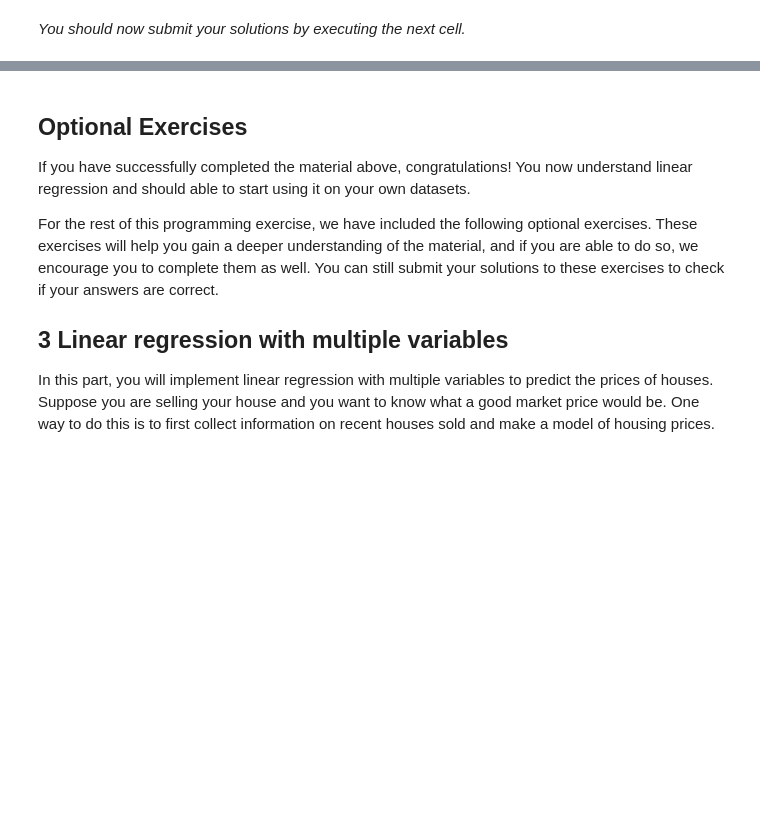
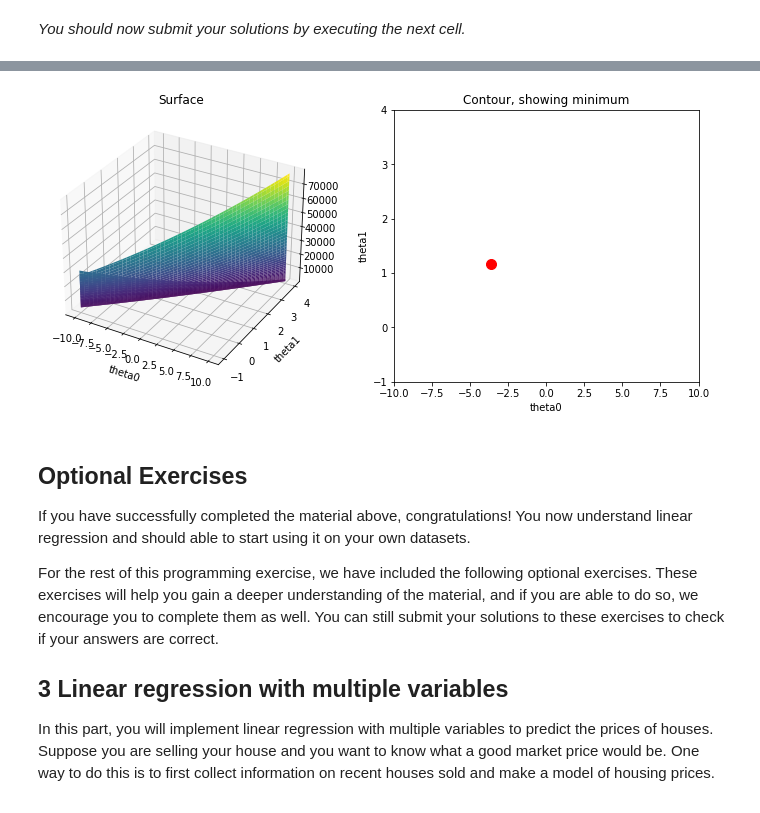
Before and after one commit to mdarshad1000/Stanford-Machine-Learning, a Jupyter notebook: Exercise1/exercise1.ipynb, the cells around one changed output, grey strips where cells are left out. Saved outputs shown, nothing was run; the diff lists cells and outputs as text; code cells hidden in the pictures; blank space fills up the shorter version.

```diff
--- a/Exercise1/exercise1.ipynb
+++ b/Exercise1/exercise1.ipynb
@@ -574,37 +572,39 @@ The purpose of these graphs is to show you how $J(\theta)$ varies with changes i
 # %%
 # grid over which we will calculate J
 theta0_vals = np.linspace(-10, 10, 100)
 theta1_vals = np.linspace(-1, 4, 100)
 
 # initialize J_vals to a matrix of 0's
 J_vals = np.zeros((theta0_vals.shape[0], theta1_vals.shape[0]))
 
 # Fill out J_vals
 for i, theta0 in enumerate(theta0_vals):
     for j, theta1 in enumerate(theta1_vals):
         J_vals[i, j] = computeCost(X, y, [theta0, theta1])
 
 # Because of the way meshgrids work in the surf command, we need to
 # transpose J_vals before calling surf, or else the axes will be flipped
 J_vals = J_vals.T
 
 # surface plot
-fig = pyplot.figure(figsize=(12, 5))
+fig = plt.figure(figsize=(12, 5))
 ax = fig.add_subplot(121, projection='3d')
 ax.plot_surface(theta0_vals, theta1_vals, J_vals, cmap='viridis')
-pyplot.xlabel('theta0')
-pyplot.ylabel('theta1')
-pyplot.title('Surface')
+plt.xlabel('theta0')
+plt.ylabel('theta1')
+plt.title('Surface')
 
 # contour plot
 # Plot J_vals as 15 contours spaced logarithmically between 0.01 and 100
-ax = pyplot.subplot(122)
-pyplot.contour(theta0_vals, theta1_vals, J_vals, linewidths=2, cmap='viridis', levels=np.logspace(-2, 3, 20))
-pyplot.xlabel('theta0')
-pyplot.ylabel('theta1')
-pyplot.plot(theta[0], theta[1], 'ro', ms=10, lw=2)
-pyplot.title('Contour, showing minimum')
+ax = plt.subplot(122)
+plt.contour(theta0_vals, theta1_vals, J_vals, linewidths=2, cmap='viridis', levels=np.logspace(-2, 3, 20))
+plt.xlabel('theta0')
+plt.ylabel('theta1')
+plt.plot(theta[0], theta[1], 'ro', ms=10, lw=2)
+plt.title('Contour, showing minimum')
 pass
+# %% [output]
+[figure, added]
 # %% [markdown]
 ## Optional Exercises
 
```
Also changed, not shown: parts of 15 cells of this notebook, 2 other files.
